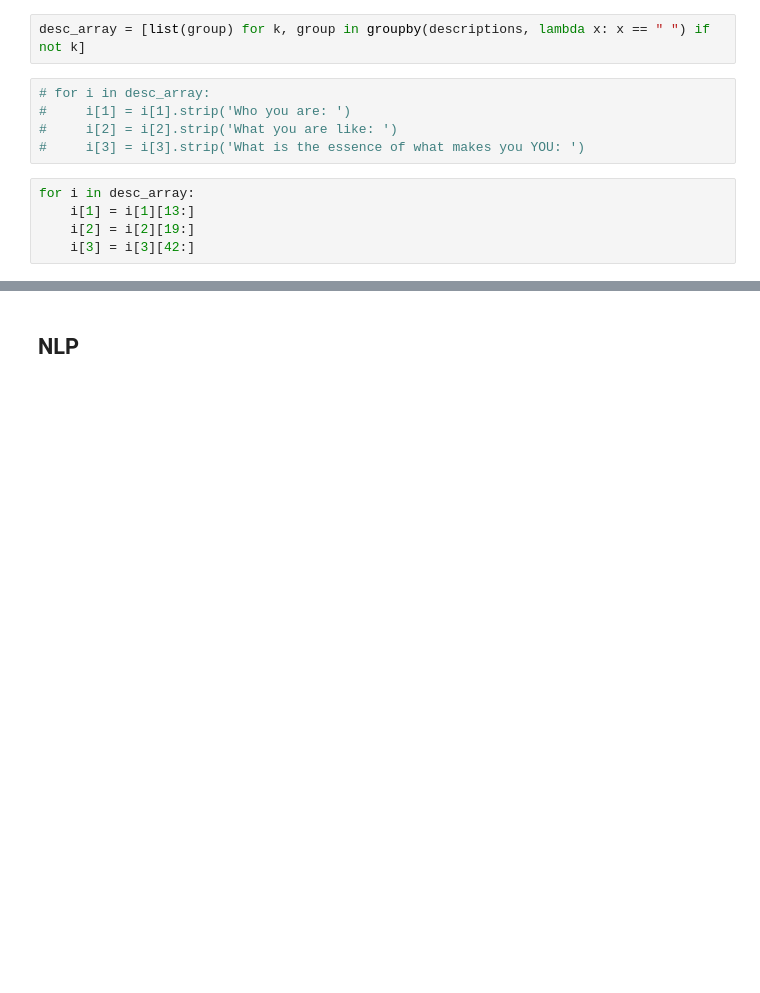
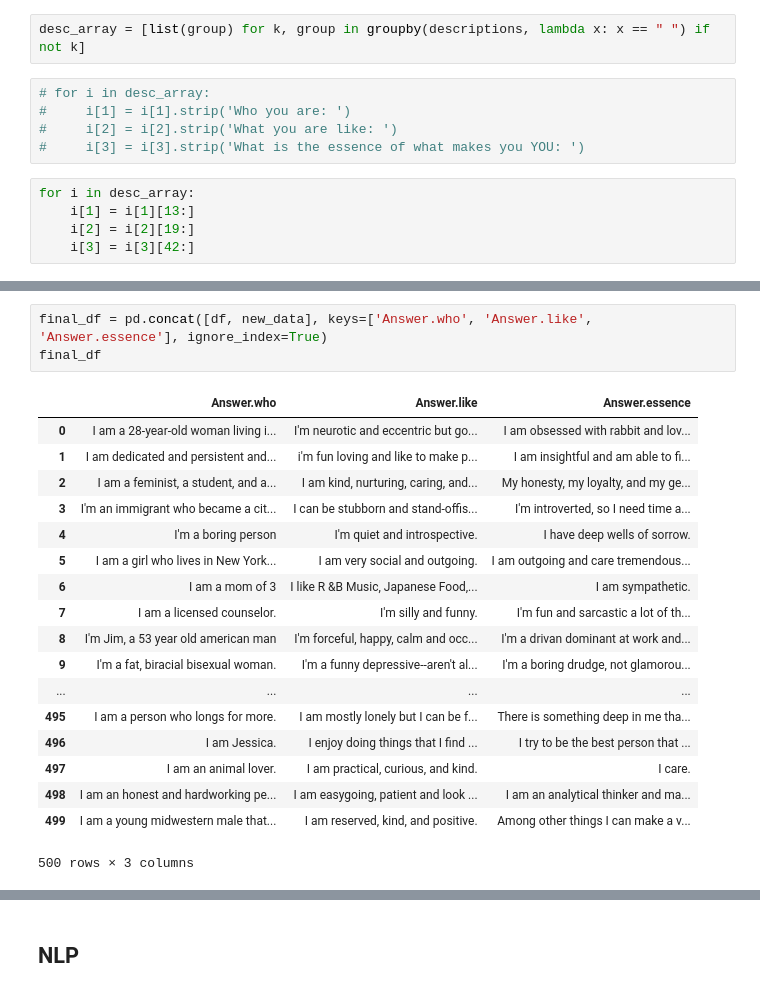
Before and after one commit to akrishna77/CS8903-Essence, a Jupyter notebook: Essence.ipynb, the cells around one changed output, grey strips where cells are left out. Drawn from its saved outputs; the diff is of its cells as text; blank space fills up the shorter version.

```diff
--- a/Essence.ipynb
+++ b/Essence.ipynb
@@ -38,0 +68,22 @@ df[:10]
+# %%
+final_df = pd.concat([df, new_data], keys=['Answer.who', 'Answer.like', 'Answer.essence'], ignore_index=True)
+final_df
+# %% [output]
+|  | Answer.who | Answer.like | Answer.essence |
+| 0 | I am a 28-year-old woman living i... | I'm neurotic and eccentric but go... | I am obsessed with rabbit and lov... |
+| 1 | I am dedicated and persistent and... | i'm fun loving and like to make p... | I am insightful and am able to fi... |
+| 2 | I am a feminist, a student, and a... | I am kind, nurturing, caring, and... | My honesty, my loyalty, and my ge... |
+| 3 | I'm an immigrant who became a cit... | I can be stubborn and stand-offis... | I'm introverted, so I need time a... |
+| 4 | I'm a boring person | I'm quiet and introspective. | I have deep wells of sorrow. |
+| 5 | I am a girl who lives in New York... | I am very social and outgoing. | I am outgoing and care tremendous... |
+| 6 | I am a mom of 3 | I like R &B Music, Japanese Food,... | I am sympathetic. |
+| 7 | I am a licensed counselor. | I'm silly and funny. | I'm fun and sarcastic a lot of th... |
+| 8 | I'm Jim, a 53 year old american man | I'm forceful, happy, calm and occ... | I'm a drivan dominant at work and... |
+| 9 | I'm a fat, biracial bisexual woman. | I'm a funny depressive--aren't al... | I'm a boring drudge, not glamorou... |
+| ... | ... | ... | ... |
+| 495 | I am a person who longs for more. | I am mostly lonely but I can be f... | There is something deep in me tha... |
+| 496 | I am Jessica. | I enjoy doing things that I find ... | I try to be the best person that ... |
+| 497 | I am an animal lover. | I am practical, curious, and kind. | I care. |
+| 498 | I am an honest and hardworking pe... | I am easygoing, patient and look ... | I am an analytical thinker and ma... |
+| 499 | I am a young midwestern male that... | I am reserved, kind, and positive. | Among other things I can make a v... |
+500 rows × 3 columns
```
Also changed, not shown: parts of 53 cells of this notebook, 1 other file.
